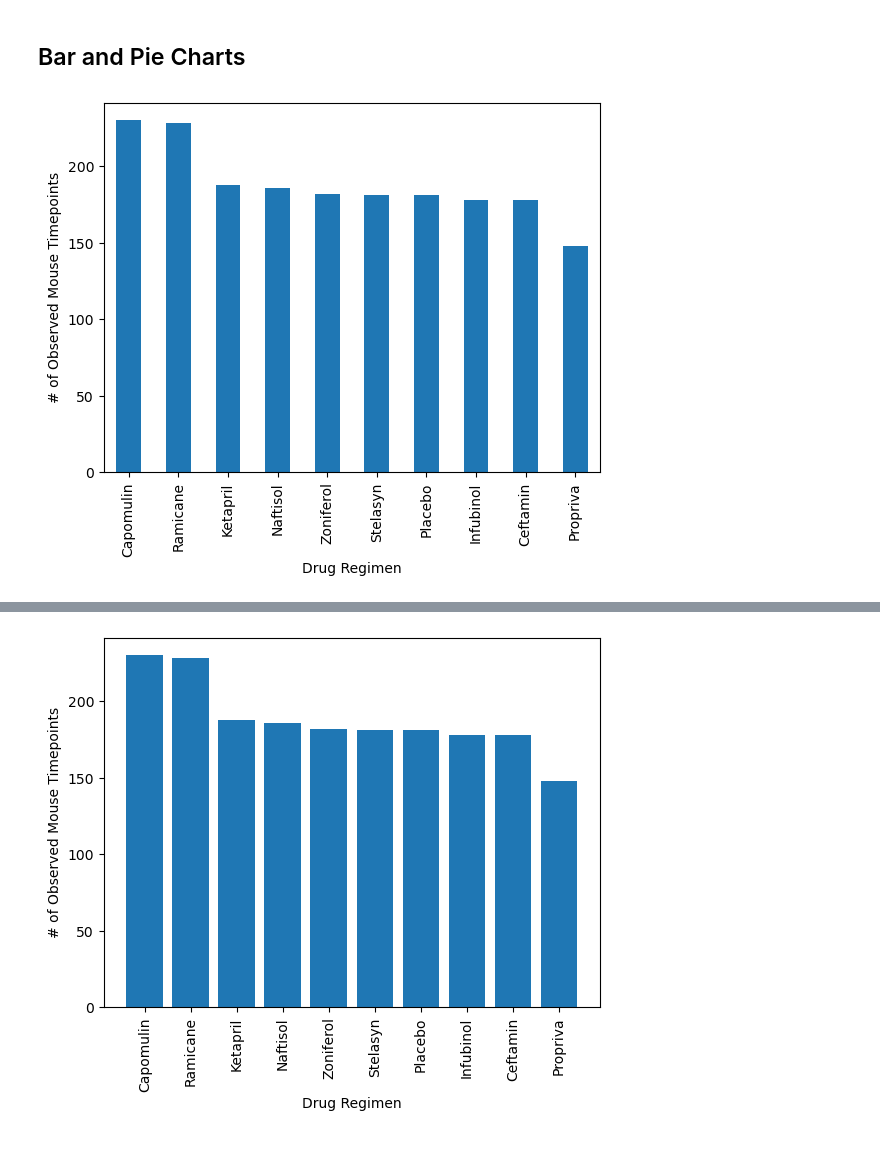
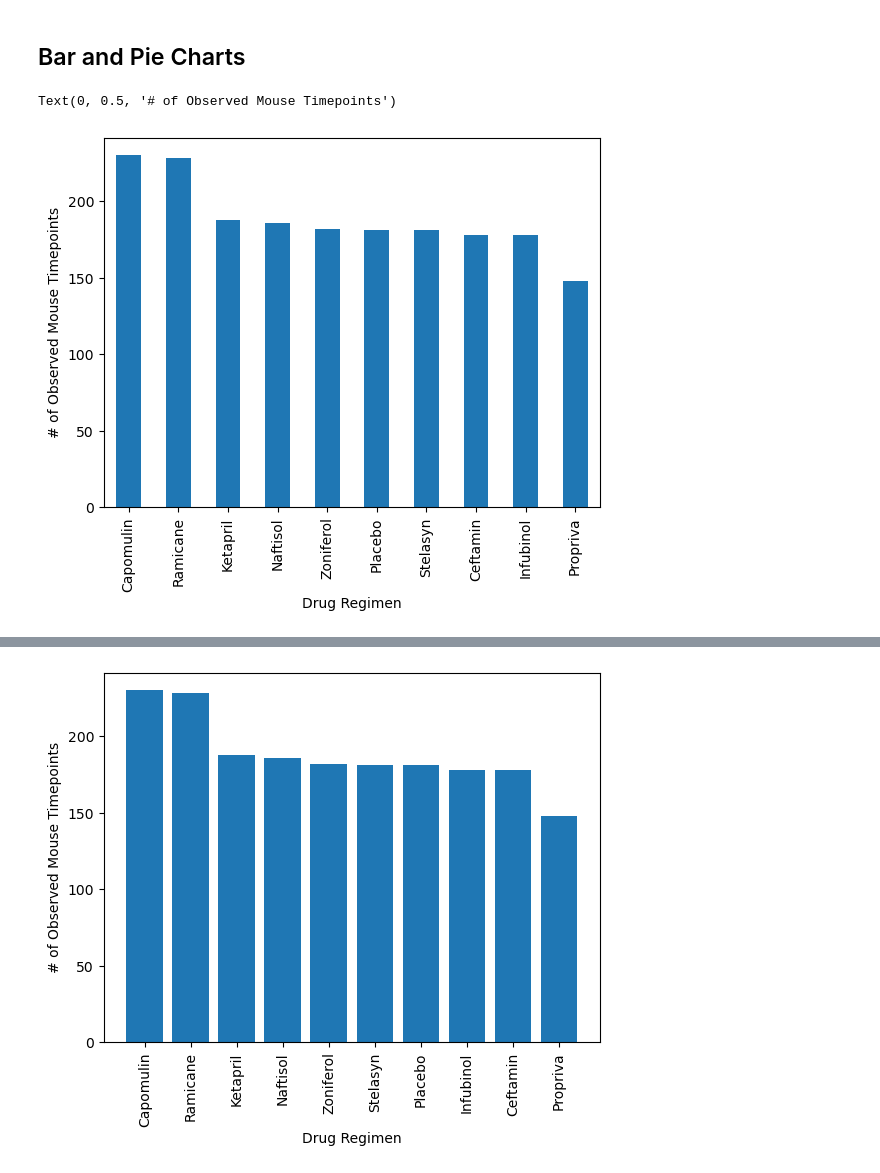
Before and after one commit to alyssahondrade/matplotlib-challenge, a Jupyter notebook: pymaceuticals.ipynb, the cells around one changed output, grey strips where cells are left out. Saved outputs shown, nothing was run; the diff lists cells and outputs as text; code cells hidden in the pictures.

Commit message:
bar chart correct

```diff
--- a/pymaceuticals.ipynb
+++ b/pymaceuticals.ipynb
@@ -224,5 +224,11 @@ agg_df
 ## Bar and Pie Charts
 # %%
 # Generate a bar plot showing the total number of rows (Mouse ID/Timepoints) for each drug regimen using Pandas.
+bar_data = clean_data.groupby('Drug Regimen').count()
+
+bar_chart = bar_data['Timepoint'].sort_values(ascending=False).plot(kind="bar")
+bar_chart.set_xlabel("Drug Regimen")
+bar_chart.set_ylabel("# of Observed Mouse Timepoints")
 # %% [output]
+Text(0, 0.5, '# of Observed Mouse Timepoints')
-[figure, old version]
+[figure, new version]
```
Also changed, not shown: parts of 1 cell of this notebook, 1 other file.
